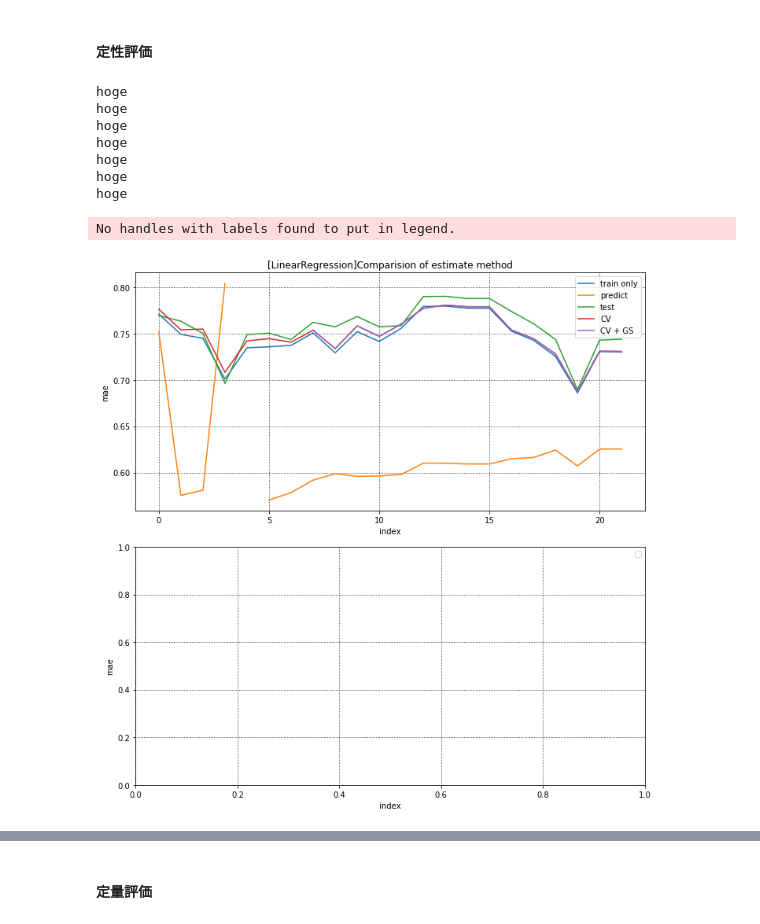
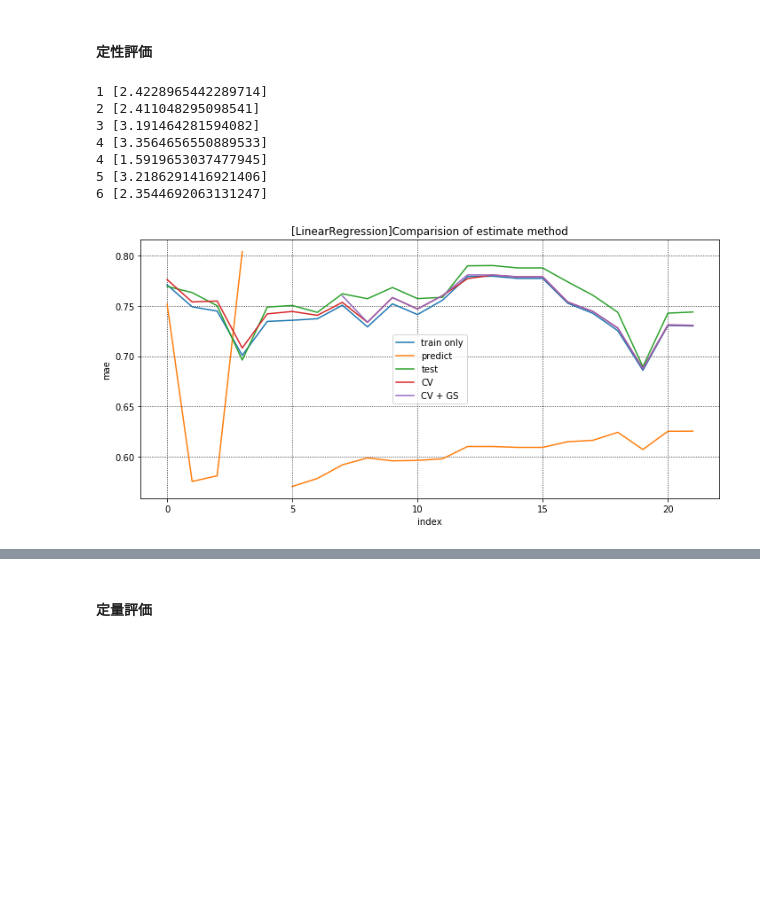
Before and after one commit to kusafusa-k/kaggle, a Jupyter notebook: Car_Fuel_Consumption/DAY3_work_草房慶.ipynb, the cells around one changed output, grey strips where cells are left out. Saved outputs shown, nothing was run; the diff lists cells and outputs as text; code cells hidden in the pictures; blank space fills up the shorter version.

```diff
--- a/Car_Fuel_Consumption/DAY3_work_草房慶.ipynb
+++ b/Car_Fuel_Consumption/DAY3_work_草房慶.ipynb
@@ -659,8 +660,6 @@ def evaluate_grid_search(X, y, model, parameters, pre_process_flg=True):
 # %% [markdown]
 #### 評価したいモデルとパラメタを設定
 # %%
-# TODO パラメタ増やしたり多項式もやりたいが時間ない・・・
-
 def get_evaluate_models_and_params():
     """モデルとパラメタの設定"""
 
@@ -670,7 +669,8 @@ def get_evaluate_models_and_params():
     evaluate_models['LinearRegression'] = {
         'model': LinearRegression(),
         'parameters': {
-            'fit_intercept':[True, False]
+            'fit_intercept':[True, False],
+            'normalize':[True, False]
         },
         'pre_process_flg':True
     }
@@ -978,7 +976,7 @@ for i in final_cv_mae:
         v for k, v in final_gs_mae[i].items() if k == 'BaggingRegressor'
     ]
 # %%
-# TODO データが尖ってる場合、グラフで比較出来ないので、指定数以上のmaeはNoneにする
+# データが尖ってる場合、グラフで比較出来ないので、指定数以上の誤差は仮の値にする
 comp_mae_list = [
     lenearregression_mae,
     lenearregression_predict_mae,
@@ -1008,44 +1006,42 @@ comp_mae_list = [
 for i in final_cv_mae:
     for model_mae in comp_mae_list:
         if model_mae[i][0] >= 1.0:
-            print('hoge')
+            print(i, model_mae[i])
             model_mae[i] = [None]
 # %% [output]
-hoge
-hoge
-hoge
-hoge
-hoge
-hoge
-hoge
+1 [2.4228965442289714]
+2 [2.411048295098541]
+3 [3.191464281594082]
+4 [3.3564656550889533]
+4 [1.5919653037477945]
+5 [3.2186291416921406]
+6 [2.3544692063131247]
 # %%
 # グラフによる線形回帰モデルの比較
-fig, ax = plt.subplots(2, 1, figsize=(10, 10))
+fig, ax = plt.subplots(1, 1, figsize=(10, 5))
 
-ax[0].set_title('[LinearRegression]Comparision of estimate method')
-ax[0].plot(lenearregression_mae.keys(),
+ax.set_title('[LinearRegression]Comparision of estimate method')
+ax.plot(lenearregression_mae.keys(),
            lenearregression_mae.values(), label='train only')
-ax[0].plot(lenearregression_predict_mae.keys(),
+ax.plot(lenearregression_predict_mae.keys(),
            lenearregression_predict_mae.values(), label='predict')
-ax[0].plot(lenearregression_test_mae.keys(),
+ax.plot(lenearregression_test_mae.keys(),
            lenearregression_test_mae.values(), label='test')
-ax[0].plot(lenearregression_cv_mae.keys(),
+ax.plot(lenearregression_cv_mae.keys(),
            lenearregression_cv_mae.values(), label='CV')
-ax[0].plot(lenearregression_gs_mae.keys(),
+ax.plot(lenearregression_gs_mae.keys(),
            lenearregression_gs_mae.values(), label='CV + GS')
 
-for i in range(2):
-    ax[i].set_xlabel('index')
-    ax[i].set_ylabel('mae')
-    ax[i].grid(which='major', color='black', linestyle=':')
-    ax[i].grid(which='minor', color='black', linestyle=':')
-    ax[i].legend()
+ax.set_xlabel('index')
+ax.set_ylabel('mae')
+ax.grid(which='major', color='black', linestyle=':')
+ax.grid(which='minor', color='black', linestyle=':')
+ax.legend()
 
 fig.tight_layout()
 fig.show()
 # %% [output]
-No handles with labels found to put in legend.
-[figure, old version]
+[figure, new version]
 # %%
 # グラフによるモデル毎の比較
 fig, ax = plt.subplots(2, 1, figsize=(10, 10))
```
Also changed, not shown: parts of 30 cells of this notebook.
